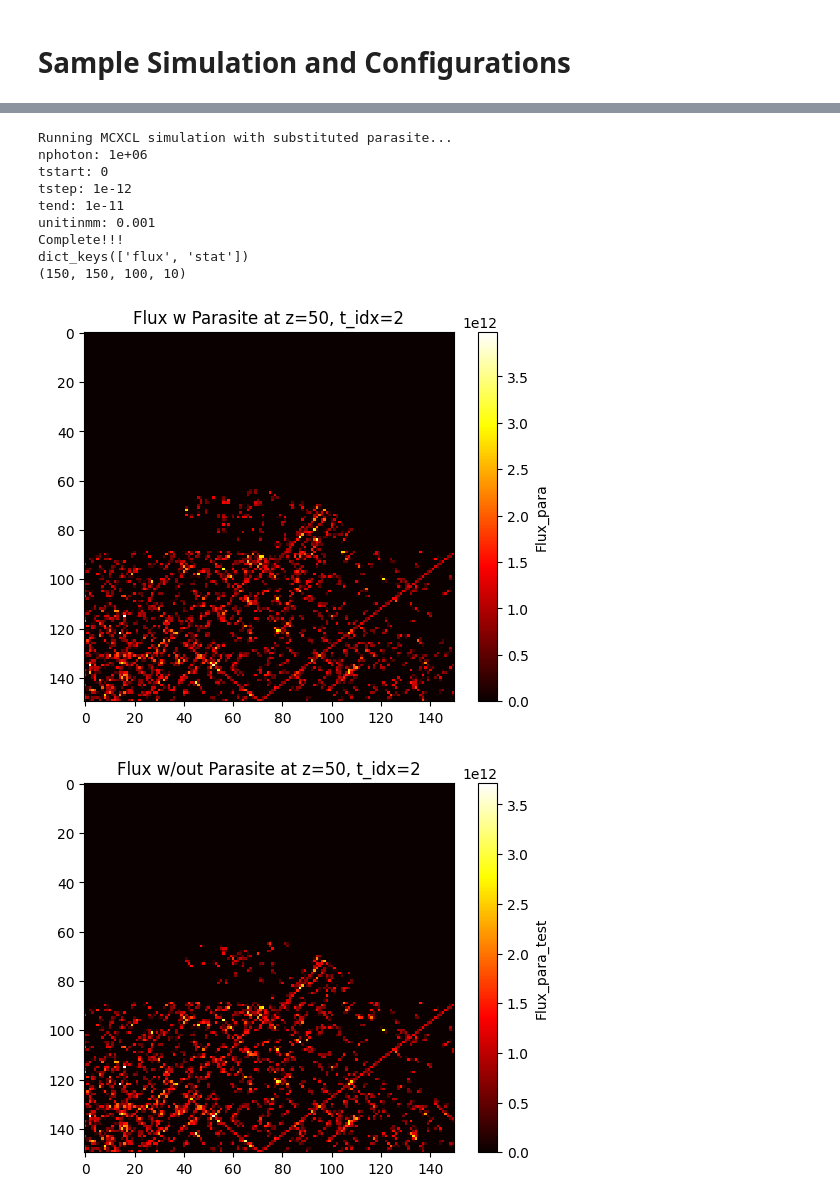
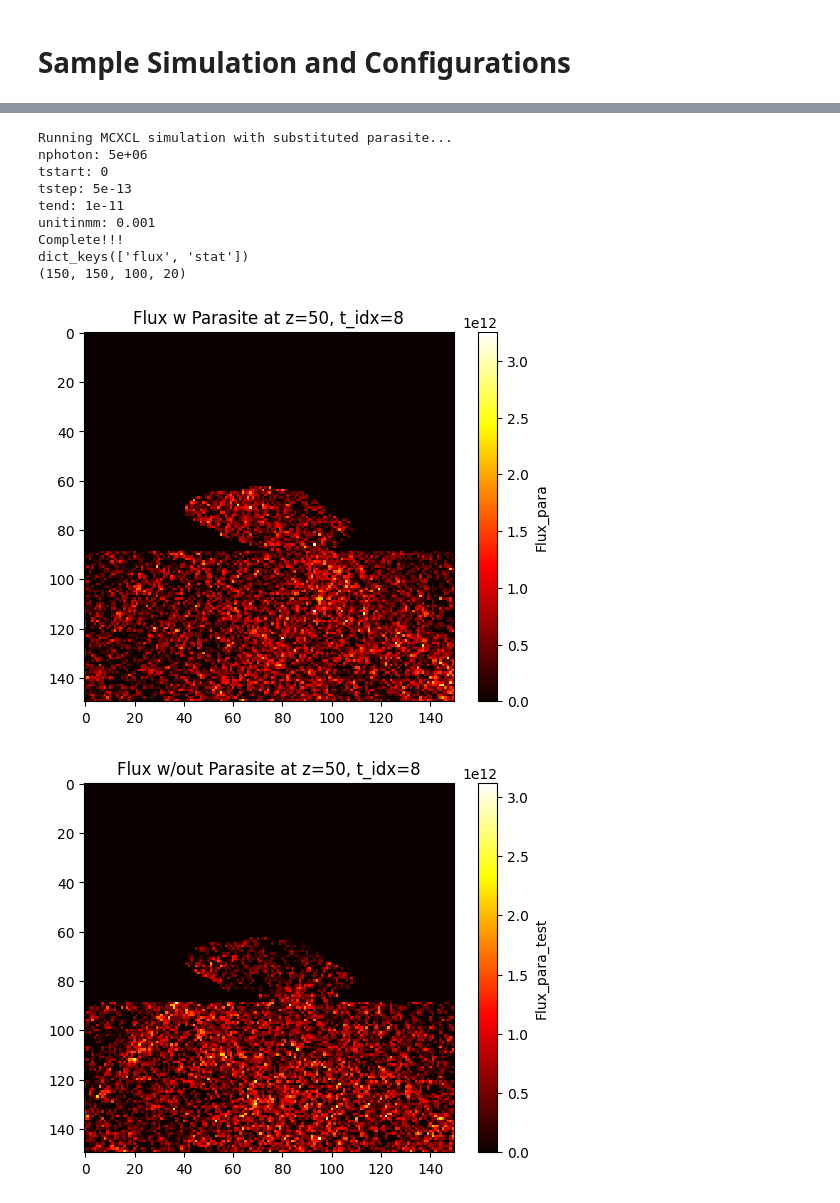
Before and after one commit to Cow415/Photon-Transport-Simulation, a Jupyter notebook: run_mcxcl/run_mcxcl.ipynb, the cells around one changed output, grey strips where cells are left out. Drawn from its saved outputs; the diff is of its cells as text; code cells hidden in the pictures.

```diff
--- a/run_mcxcl/run_mcxcl.ipynb
+++ b/run_mcxcl/run_mcxcl.ipynb
@@ -50,7 +39,7 @@ dict_keys(['__header__', '__version__', '__globals__', 'masked_ri'])
 # Extraction and Labeling
 # %%
 # Retrieve Matrix
-extract = content['masked_ri']
+extract = content['ri_label']
 pix_num = [extract.shape[1], extract.shape[0]]
 print(extract.shape)
 
@@ -59,15 +48,4 @@ plt.matshow(extract)
 plt.colorbar() # Creates a colorbar for the plot
 plt.title("Normal Matrix Visualization")
 plt.show()
-
-# Retrieve Matrix w/ parasite
-extract_para = content_para['masked_ri']
-pix_num_para = [extract_para.shape[1], extract_para.shape[0]]
-print(extract_para.shape)
-
-# Verify
-plt.matshow(extract_para)
-plt.colorbar() # Creates a colorbar for the plot
-plt.title("Parasite Matrix Visualization")
-plt.show()
 # %% [output]
@@ -186,6 +100,0 @@ bench["cube60planar"]["srcparam2"] = [0, 40, 0, 0]
-# %%
-# Test-Run the simulation
-print("Running MCXCL simulation...")
-res = pmcxcl.run(bench["cube60"])
-print("Complete!!!")
-print(res.keys())
@@ -291,9 +176,0 @@ dict_keys(['flux', 'stat'])
-# %%
-# Rerun with parasite configuration
-print("Running MCXCL simulation with parasite...")
-res_para = pmcxcl.run(cfg_para)
-print("Complete!!!")
-print(res_para.keys())
-
-flux_para = res_para["flux"]
-print(flux_para.shape)
@@ -310,44 +177,44 @@ dict_keys(['flux', 'stat'])
 # %%
-# Rerun with parasite configuration
+# Rerun with parasite substituted configuration
 print("Running MCXCL simulation with substituted parasite...")
-res_para_sub = pmcxcl.run(cfg_para_sub)
+res_sub = pmcxcl.run(cfg_sub)
 print("Complete!!!")
-print(res_para.keys())
+print(res_sub.keys())
 
-flux_para_sub = res_para_sub["flux"]
-print(flux_para_sub.shape)
+flux_sub = res_sub["flux"]
+print(flux_sub.shape)
 # %% [output]
 Running MCXCL simulation with substituted parasite...
-nphoton: 1e+06
+nphoton: 5e+06
 tstart: 0
-tstep: 1e-12
+tstep: 5e-13
 tend: 1e-11
 unitinmm: 0.001
 Complete!!!
 dict_keys(['flux', 'stat'])
-(150, 150, 100, 10)
+(150, 150, 100, 20)
 # %%
 # Visualize
 # Pick time index, e.g., 0
-t_idx = 2
+t_idx = 8
 
 # Pick a mid-plane slice
 mid_pad = int(pad/2)
 
 # Slice: select a single time
-para_slice_z = flux_para[:, :, int(mid_pad), t_idx]
-para_sub_slice_z = flux_para_sub[:, :, int(mid_pad), t_idx]
+para_slice_z = flux[:, :, int(mid_pad), t_idx]
+para_sub_slice_z = flux_sub[:, :, int(mid_pad), t_idx]
 
 # Display
 plt.imshow(para_slice_z, cmap='hot', interpolation='nearest')
 plt.colorbar(label="Flux_para")
 plt.title(f"Flux w Parasite at z={mid_pad}, t_idx={t_idx}")
 plt.show()
 
 plt.imshow(para_sub_slice_z, cmap='hot', interpolation='nearest')
 plt.colorbar(label="Flux_para_test")
 plt.title(f"Flux w/out Parasite at z={mid_pad}, t_idx={t_idx}")
 plt.show()
 # %% [output]
-[figure, old version]
+[figure, new version]
-[figure, old version]
+[figure, new version]
```
Also changed, not shown: parts of 14 cells of this notebook, 3 other files.
